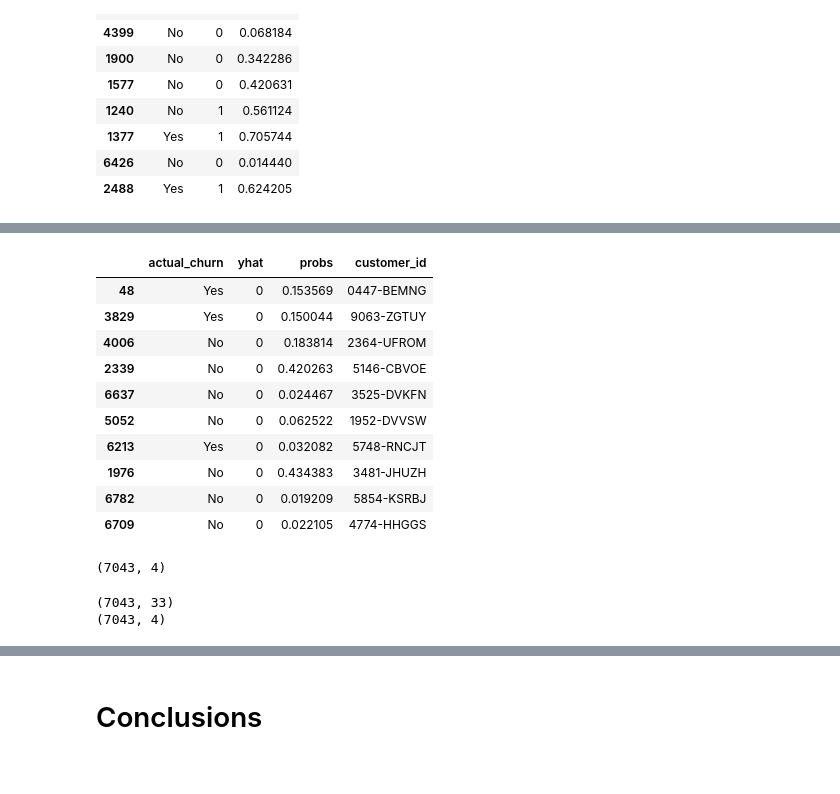
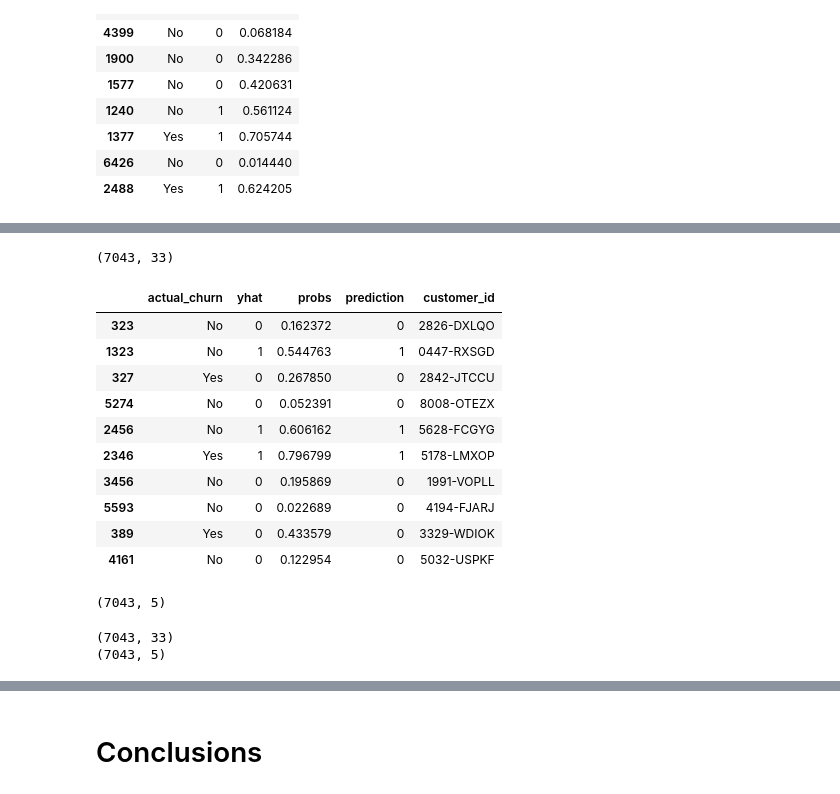
Before and after one commit to lukewbecker/telco-churn-project, a Jupyter notebook: telco_churn_project.ipynb, the cells around one changed output, grey strips where cells are left out. Drawn from its saved outputs; the diff is of its cells as text; code cells hidden in the pictures.

```diff
--- a/telco_churn_project.ipynb
+++ b/telco_churn_project.ipynb
@@ -674,39 +692,48 @@ logit_train_df.sample(10)
+# %%
+df.shape
+# %% [output]
+(7043, 33)
 # %%
+X = df[['is_automatic', 'month_to_month', 'one_year', 'two_year', 'monthly_charges', 'total_charges']]
+
 # Create eval_df and rename the train survived column actual.
 logit_eval_df = df[['churn']].rename(columns={'churn': 'actual_churn'})
 
 # Predict whether a customer will churn using the X_train_inde data; add column to my logit_train_df
 logit_eval_df['yhat'] = logit_val.predict(X_train_inde)
 
 # Estimate the probability of a customer churning using the X_train_inde data; add col to logit_train_df
 logit_eval_df['probs'] = logit_val.predict_proba(X_train_inde)[:, 1]
 
+# Add a prediction column:
+logit_eval_df['prediction'] = logit.predict(X)
+
 # Add an identifier, the customer_id to the prediction dataframe:
 logit_eval_df['customer_id'] = telco.customer_id
 
 # Show the new eval df
 logit_eval_df.sample(10)
 # %% [output]
-|  | actual_churn | yhat | probs | customer_id |
-| 48 | Yes | 0 | 0.153569 | 0447-BEMNG |
-| 3829 | Yes | 0 | 0.150044 | 9063-ZGTUY |
-| 4006 | No | 0 | 0.183814 | 2364-UFROM |
-| 2339 | No | 0 | 0.420263 | 5146-CBVOE |
-| 6637 | No | 0 | 0.024467 | 3525-DVKFN |
-| 5052 | No | 0 | 0.062522 | 1952-DVVSW |
-| 6213 | Yes | 0 | 0.032082 | 5748-RNCJT |
-| 1976 | No | 0 | 0.434383 | 3481-JHUZH |
-| 6782 | No | 0 | 0.019209 | 5854-KSRBJ |
-| 6709 | No | 0 | 0.022105 | 4774-HHGGS |
+|  | actual_churn | yhat | probs | prediction | customer_id |
+| 323 | No | 0 | 0.162372 | 0 | 2826-DXLQO |
+| 1323 | No | 1 | 0.544763 | 1 | 0447-RXSGD |
+| 327 | Yes | 0 | 0.267850 | 0 | 2842-JTCCU |
+| 5274 | No | 0 | 0.052391 | 0 | 8008-OTEZX |
+| 2456 | No | 1 | 0.606162 | 1 | 5628-FCGYG |
+| 2346 | Yes | 1 | 0.796799 | 1 | 5178-LMXOP |
+| 3456 | No | 0 | 0.195869 | 0 | 1991-VOPLL |
+| 5593 | No | 0 | 0.022689 | 0 | 4194-FJARJ |
+| 389 | Yes | 0 | 0.433579 | 0 | 3329-WDIOK |
+| 4161 | No | 0 | 0.122954 | 0 | 5032-USPKF |
 # %%
 logit_eval_df.shape
 # %% [output]
-(7043, 4)
+(7043, 5)
 # %%
 print(df.shape)
 print(logit_eval_df.shape)
 # %% [output]
 (7043, 33)
-(7043, 4)
+(7043, 5)
 # %%
 logit_eval_df.to_csv('telco_predicted_churn.csv')
```
Also changed, not shown: parts of 4 cells of this notebook, 1 other file.
